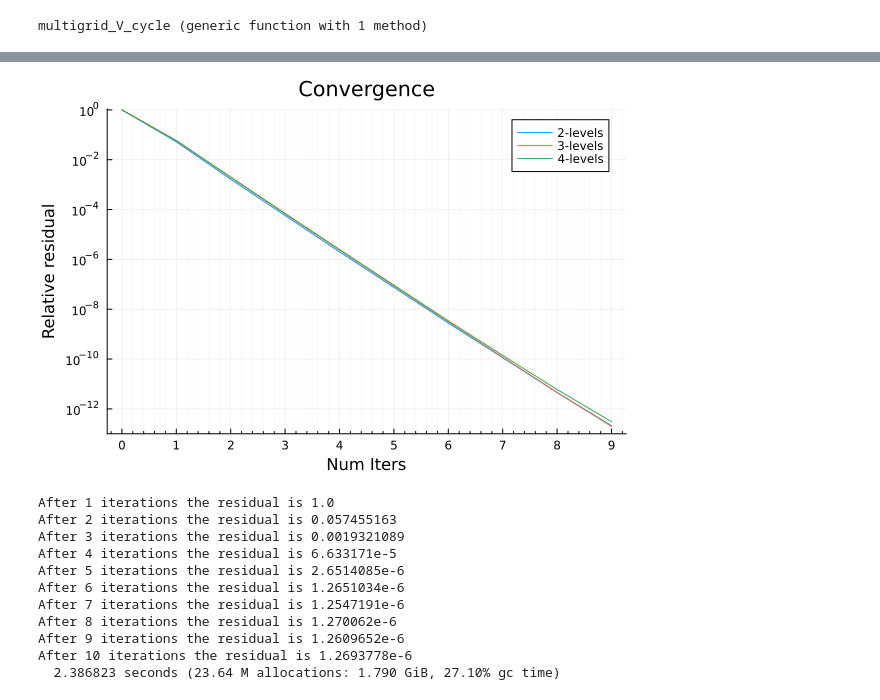
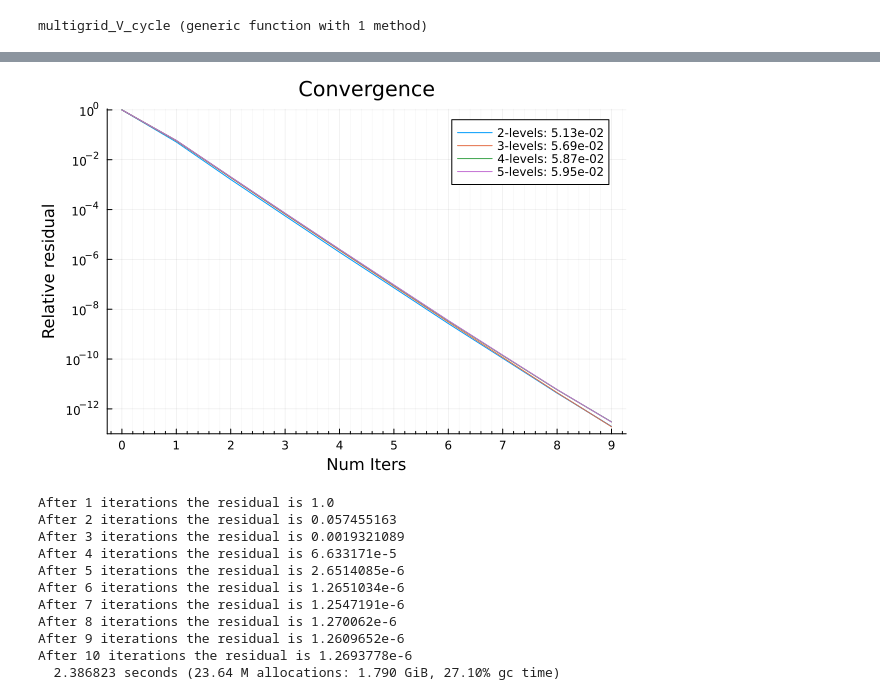
Before and after one commit to jabruniessner/multigrid, a Jupyter notebook: Data_Analysis/Multigrid_Julia.ipynb, the cells around one changed output, grey strips where cells are left out. Cells and saved outputs as stored; diff of their text form; code cells hidden in the pictures.

Commit message:
Export the results into a pdf-plot and printed template with it

```diff
--- a/Data_Analysis/Multigrid_Julia.ipynb
+++ b/Data_Analysis/Multigrid_Julia.ipynb
@@ -182,26 +184,32 @@ end
 # %% [output]
 prolong_in_place_add (generic function with 1 method)
 # %%
+function analytic_u(x, y, z)
+    return -4*x^2-3*y^2+7*z^2
+end
+
+
+
 function set_boundary_conditions(u)
     i, j, k = size(u)
     for x =1:i
         for y = 1:j
-            u[x, y, end]=1
-            u[x, y, 1] = 0
+            u[x, y, end]=analytic_u((x-1)/(i-1), (y-1)/(j-1), 1)
+            u[x, y, 1] = analytic_u((x-1)/(i-1), (y-1)/(j-1), 0)
         end
     end
 
     for x =1:i
         for z =1:k
-            u[x, end, z] = (z-1) / (k-1)
-            u[x, 1, z] = (z-1) / (k-1)
+            u[x, end, z] = analytic_u((x-1)/(i-1), 1, (z-1)/(k-1))
+            u[x, 1, z] = analytic_u((x-1)/(i-1), 0, (z-1)/(k-1))
         end
     end
 
     for y = 1:j
         for z = 1:k
-            u[end, y, z] = (z-1) / (k-1)
-            u[1, y, z] = (z-1) / (k-1)
+            u[end, y, z] = analytic_u(1, (y-1)/(j-1), (z-1)/(k-1))
+            u[1, y, z] = analytic_u(0, (y-1)/(j-1), (z-1)/(k-1))
         end
     end
 end
@@ -324,26 +332,51 @@ end
 # %% [output]
 multigrid_V_cycle (generic function with 1 method)
 # %%
-@time guess, residuals = multigrid_V_cycle(base_length; num_iters=[10, 1]);
+model(x, p) = p[1] .^ x
+p0=[0.05]
+
 x=range(0, 9, 10)
-p=plot(x, residuals, yscale=:log10, label="2-levels", minorgrid=true,
+
+guess, residuals_mg = multigrid_V_cycle(base_length; num_iters=[10, 1]);
+fit = curve_fit(model, x, residuals_mg, p0)
+param=fit.param
+label_string = @sprintf("2-levels: %4.2e", param[1])
+
+
+p=plot(x, residuals_mg, yscale=:log10, label=label_string, minorgrid=true,
     xticks = 0:1:10,
     yticks = [10.0^(-i) for i=0:2:14],
     ylim=(1e-13, 1.1))
 
-@time guess, residuals =multigrid_V_cycle(base_length; num_iters=[10, 1, 1]);
-plot!(p, x, residuals, yscale=:log10, label="3-levels")
 
-@time guess, residuals =multigrid_V_cycle(base_length; num_iters=[10, 1, 1, 1]);
-plot!(p, x, residuals, yscale=:log10, label="4-levels")
 
-#@time guess, residuals =multigrid_V_cycle(base_length; num_iters=[10, 1, 1, 1, 1]);
-#plot!(p, x, residuals, yscale=:log10, label="5-levels")
+#println("The fitting parameters are: ")
+#println(param)
+
+
+
+@time guess, residuals_mg =multigrid_V_cycle(base_length; num_iters=[10, 1, 1]);
+fit = curve_fit(model, x, residuals_mg, p0)
+param=fit.param
+label_string = @sprintf("3-levels: %4.2e", param[1])
+plot!(p, x, residuals_mg, yscale=:log10, label=label_string)
+
+@time guess, residuals_mg =multigrid_V_cycle(base_length; num_iters=[10, 1, 1, 1]);
+fit = curve_fit(model, x, residuals_mg, p0)
+param=fit.param
+label_string = @sprintf("4-levels: %4.2e", param[1])
+plot!(p, x, residuals_mg, yscale=:log10, label=label_string)
+
+@time guess, residuals_mg =multigrid_V_cycle(base_length; num_iters=[10, 1, 1, 1, 1]);
+fit = curve_fit(model, x, residuals_mg, p0)
+param=fit.param
+label_string = @sprintf("5-levels: %4.2e", param[1])
+plot!(p, x, residuals_mg, yscale=:log10, label=label_string)
 
 title!(p,"Convergence")
 xlabel!(p,"Num Iters")
 ylabel!(p,"Relative residual")
-savefig(p, "Resdiuals_plotted.pdf")
+savefig(p, "Residuals_plotted_asymmetric.pdf")
 p
 # %% [output]
 After 1 iterations the residual is 1.0
@@ -366,4 +399,4 @@ After 10 iterations the residual is 3.0698720920097596e-13
-[figure, old version]
+[figure, new version]
 # %%
 #base_length = [16,16,16]
 @time guess, residuals =multigrid_V_cycle(base_length; num_iters=[10, 1, 1]);
```
Also changed, not shown: parts of 3 cells of this notebook, 1 other file.
